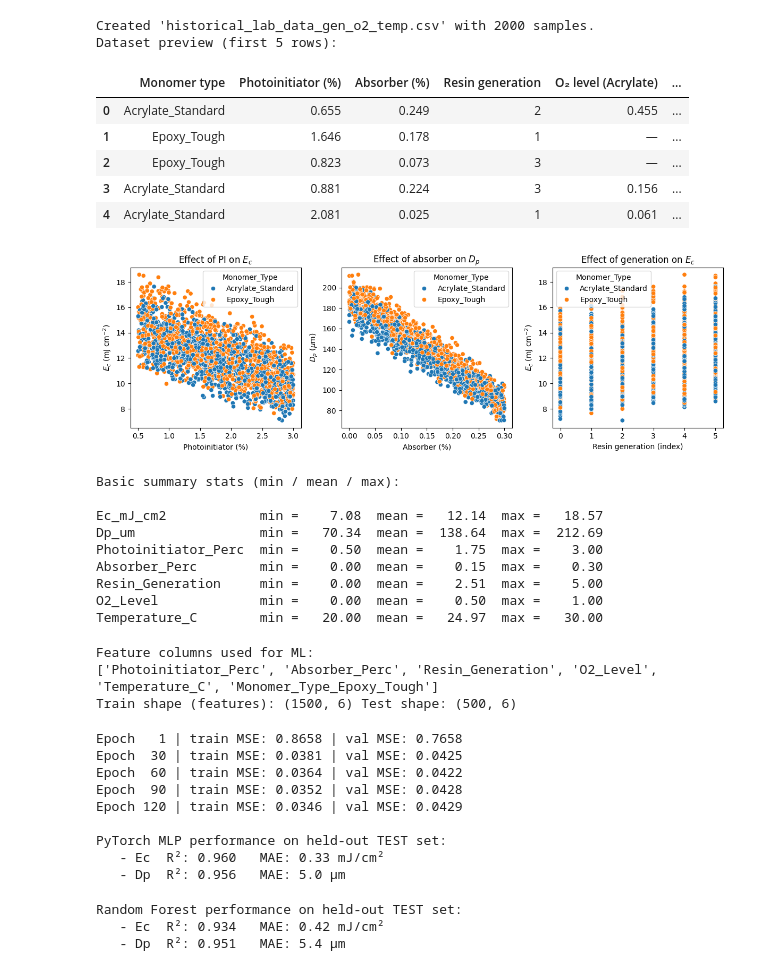
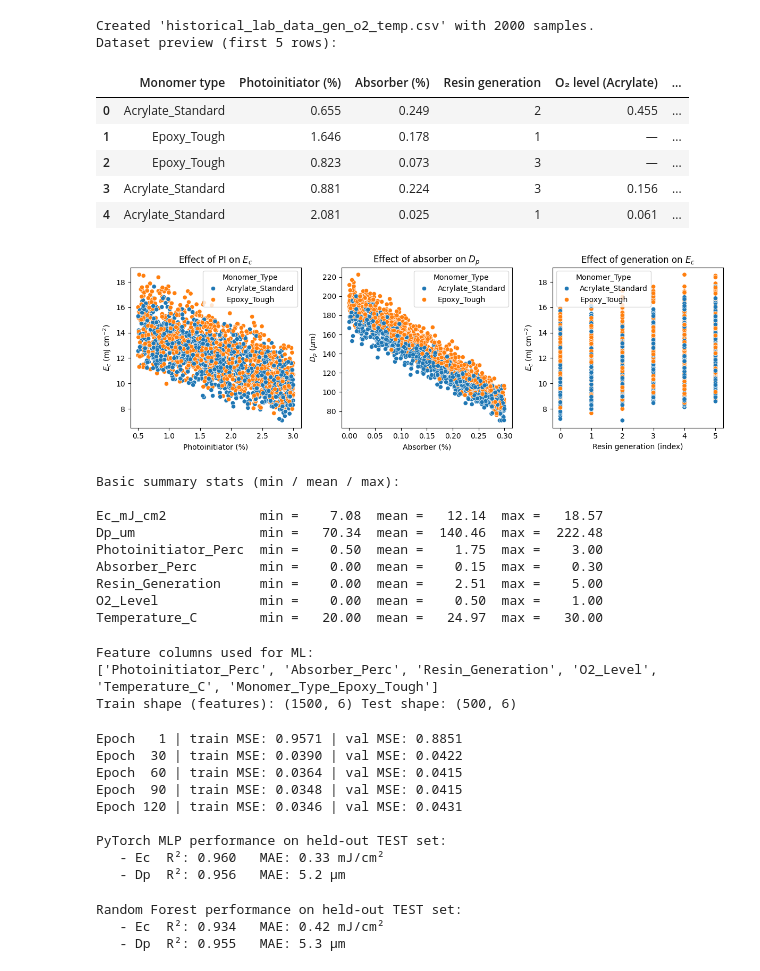
Before and after one commit to nyee88/tvam_resin_mini, a Jupyter notebook: NRC_Postdoc_Project/01_Resin_Discovery_Framework.ipynb, the cells around one changed output. Cells and saved outputs as stored; diff of their text form; code cells hidden in the pictures.

```diff
--- a/NRC_Postdoc_Project/01_Resin_Discovery_Framework.ipynb
+++ b/NRC_Postdoc_Project/01_Resin_Discovery_Framework.ipynb
@@ -120,8 +120,11 @@ for _, row in df.iterrows():
     # Aging: Dp decreases with reuse (more scattering/absorbers)
     aging_factor_dp = 1.0 - 0.02 * gen
 
-    # Oxygen: more O2 slightly reduces effective Dp
-    o2_factor_dp    = 1.0 - 0.05 * o2
+    # Oxygen: more O2 slightly reduces effective Dp – only for acrylates
+    if row["Monomer_Type"] == "Acrylate_Standard":
+        o2_factor_dp = 1.0 - 0.05 * o2
+    else:
+        o2_factor_dp = 1.0
 
     # Temperature: hotter -> slightly deeper Dp
     temp_factor_dp  = 1.0 + 0.02 * ((temp - 25.0) / 5.0)
@@ -182,34 +185,34 @@ plt.figure(figsize=(12, 4))
 
 plt.subplot(1, 3, 1)
 sns.scatterplot(data=df, x="Photoinitiator_Perc", y="Ec_mJ_cm2", hue="Monomer_Type")
 plt.xlabel("Photoinitiator (%)")
 plt.ylabel(r"$E_c$ (mJ cm$^{-2}$)")
 plt.title(r"Effect of PI on $E_c$")
 
 plt.subplot(1, 3, 2)
 sns.scatterplot(data=df, x="Absorber_Perc", y="Dp_um", hue="Monomer_Type")
 plt.xlabel("Absorber (%)")
 plt.ylabel(r"$D_p$ ($\mu$m)")
 plt.title(r"Effect of absorber on $D_p$")
 
 plt.subplot(1, 3, 3)
 sns.scatterplot(data=df, x="Resin_Generation", y="Ec_mJ_cm2", hue="Monomer_Type")
 plt.xlabel("Resin generation (index)")
 plt.ylabel(r"$E_c$ (mJ cm$^{-2}$)")
 plt.title(r"Effect of generation on $E_c$")
 
 plt.tight_layout()
 plt.show()
 # %% [output]
 Created 'historical_lab_data_gen_o2_temp.csv' with 2000 samples.
 Dataset preview (first 5 rows):
 |  | Monomer type | Photoinitiator (%) | Absorber (%) | Resin generation | O₂ level (Acrylate) | ... |
 | 0 | Acrylate_Standard | 0.655 | 0.249 | 2 | 0.455 | ... |
 | 1 | Epoxy_Tough | 1.646 | 0.178 | 1 | — | ... |
 | 2 | Epoxy_Tough | 0.823 | 0.073 | 3 | — | ... |
 | 3 | Acrylate_Standard | 0.881 | 0.224 | 3 | 0.156 | ... |
 | 4 | Acrylate_Standard | 2.081 | 0.025 | 1 | 0.061 | ... |
-[figure, old version]
+[figure, new version]
 # %%
 # CELL 1b: Tiny numeric summary of key columns
 
@@ -237,7 +240,7 @@ for col in summary_cols:
 Basic summary stats (min / mean / max):
 
 Ec_mJ_cm2            min =    7.08  mean =   12.14  max =   18.57
-Dp_um                min =   70.34  mean =  138.64  max =  212.69
+Dp_um                min =   70.34  mean =  140.46  max =  222.48
 Photoinitiator_Perc  min =    0.50  mean =    1.75  max =    3.00
 Absorber_Perc        min =    0.00  mean =    0.15  max =    0.30
 Resin_Generation     min =    0.00  mean =    2.51  max =    5.00
@@ -391,15 +394,15 @@ print("\nPyTorch MLP performance on held-out TEST set:")
 print(f"   - Ec  R²: {nn_ec_r2:.3f}   MAE: {nn_ec_mae:.2f} mJ/cm²")
 print(f"   - Dp  R²: {nn_dp_r2:.3f}   MAE: {nn_dp_mae:.1f} µm")
 # %% [output]
-Epoch   1 | train MSE: 0.8658 | val MSE: 0.7658
-Epoch  30 | train MSE: 0.0381 | val MSE: 0.0425
-Epoch  60 | train MSE: 0.0364 | val MSE: 0.0422
-Epoch  90 | train MSE: 0.0352 | val MSE: 0.0428
-Epoch 120 | train MSE: 0.0346 | val MSE: 0.0429
+Epoch   1 | train MSE: 0.9571 | val MSE: 0.8851
+Epoch  30 | train MSE: 0.0390 | val MSE: 0.0422
+Epoch  60 | train MSE: 0.0364 | val MSE: 0.0415
+Epoch  90 | train MSE: 0.0348 | val MSE: 0.0415
+Epoch 120 | train MSE: 0.0346 | val MSE: 0.0431
 
 PyTorch MLP performance on held-out TEST set:
    - Ec  R²: 0.960   MAE: 0.33 mJ/cm²
-   - Dp  R²: 0.956   MAE: 5.0 µm
+   - Dp  R²: 0.956   MAE: 5.2 µm
 # %%
 # CELL 4: Random Forest baseline using original (unscaled) features
 
@@ -446,7 +449,7 @@ print(f"   - Dp  R²: {rf_dp_r2:.3f}   MAE: {rf_dp_mae:.1f} µm")
 # %% [output]
 Random Forest performance on held-out TEST set:
    - Ec  R²: 0.934   MAE: 0.42 mJ/cm²
-   - Dp  R²: 0.951   MAE: 5.4 µm
+   - Dp  R²: 0.955   MAE: 5.3 µm
 # %%
 # CELL 5: Compare Random Forest vs PyTorch MLP and show example predictions
 
```
Also changed, not shown: parts of 4 cells of this notebook.
